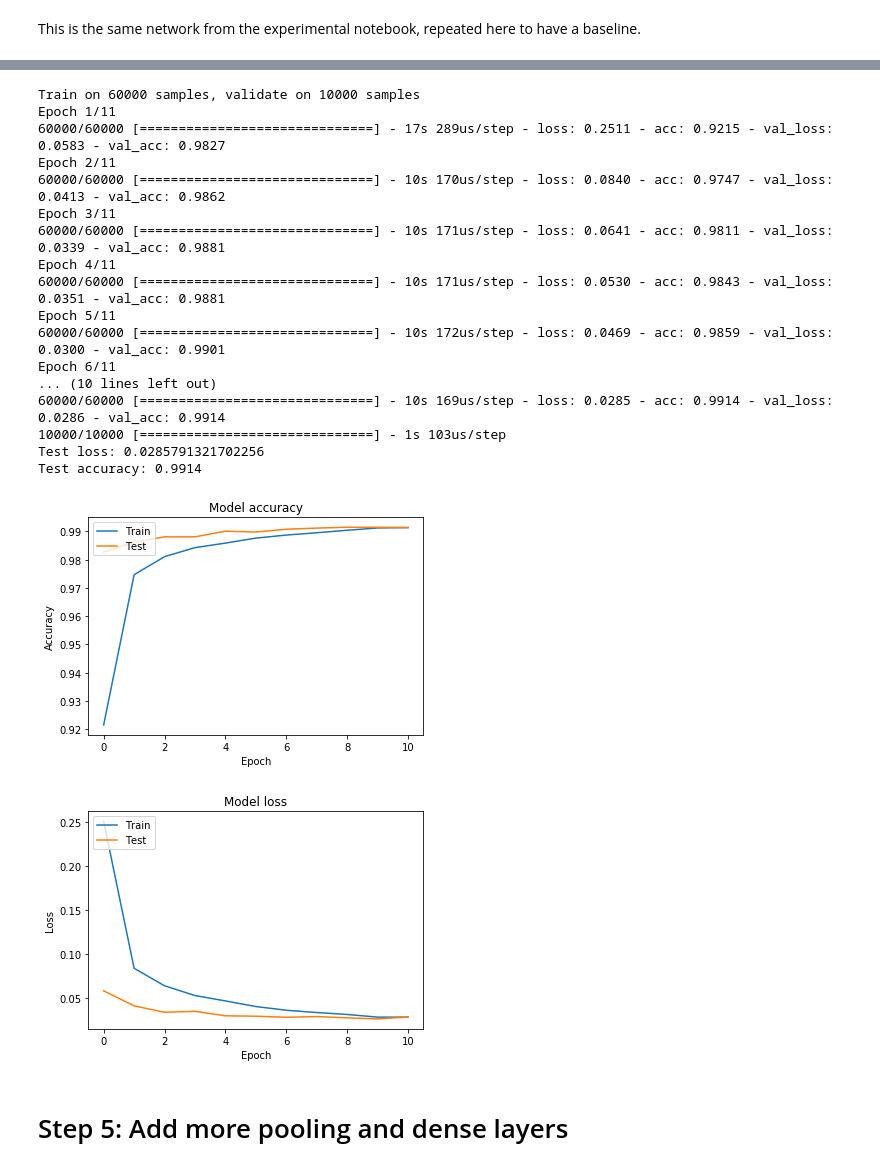
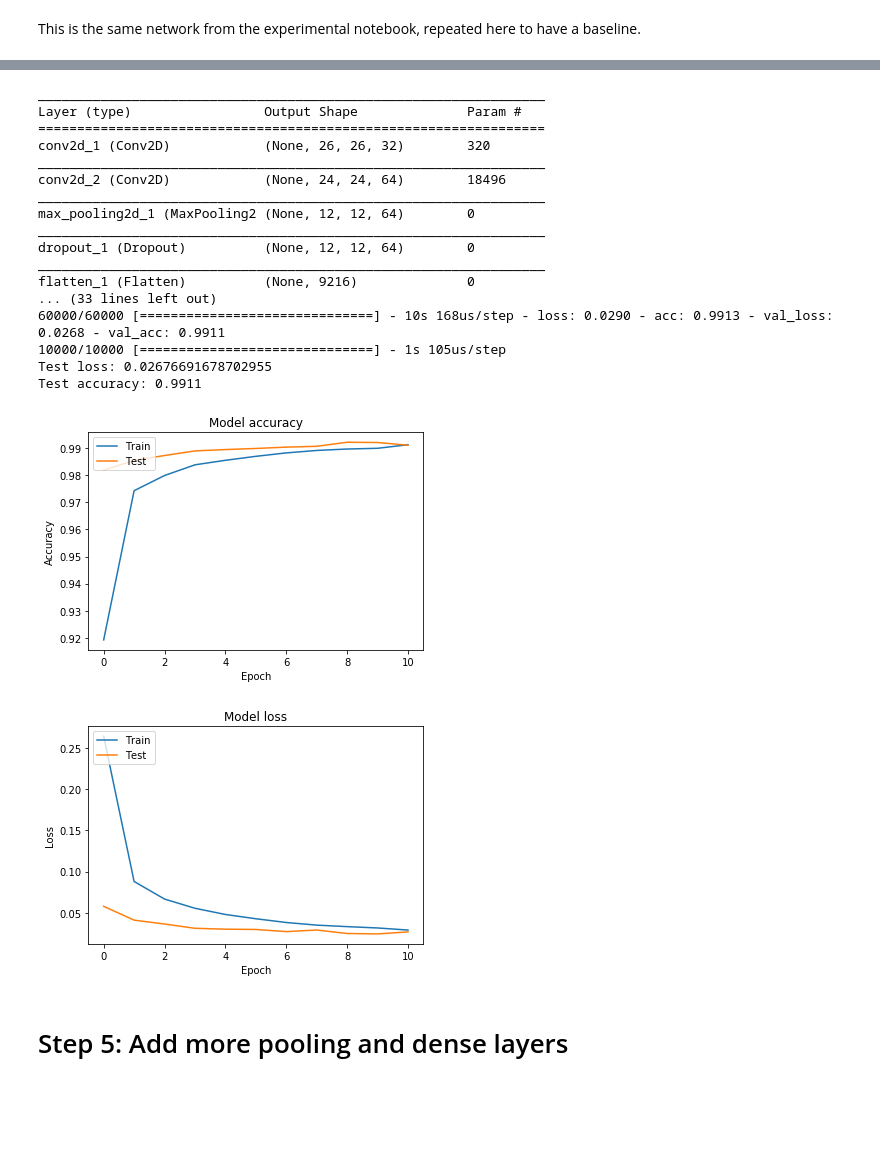
Before and after one commit to fau-masters-collected-works-cgarbin/cap6618-computer-vision, a Jupyter notebook: module5/CAP6618_PP3_final_cgarbin.ipynb, the cells around one changed output, grey strips where cells are left out. Drawn from its saved outputs; the diff is of its cells as text; code cells hidden in the pictures; blank space fills up the shorter version.

```diff
--- a/module5/CAP6618_PP3_final_cgarbin.ipynb
+++ b/module5/CAP6618_PP3_final_cgarbin.ipynb
@@ -132,20 +153,20 @@ x_train shape: (60000, 28, 28, 1)
 # %% [markdown]
 This is the same network from the experimental notebook, repeated here to have a baseline.
 # %%
-model = Sequential()
-model.add(Conv2D(32, kernel_size=(3, 3),
-                 activation='relu',
-                 input_shape=input_shape))
-model.add(Conv2D(64, (3, 3), activation='relu'))
-model.add(MaxPooling2D(pool_size=(2, 2)))
-model.add(Dropout(0.25))
-model.add(Flatten())
-model.add(Dense(128, activation='relu'))
-model.add(Dropout(0.5))
-model.add(Dense(NUM_CLASSES, activation='softmax'))
+def get_baseline_model():
+    model = Sequential()
+    model.add(Conv2D(32, kernel_size=(3, 3),
+                     activation='relu',
+                     input_shape=input_shape))
+    model.add(Conv2D(64, (3, 3), activation='relu'))
+    model.add(MaxPooling2D(pool_size=(2, 2)))
+    model.add(Dropout(0.25))
+    model.add(Flatten())
+    model.add(Dense(128, activation='relu'))
+    model.add(Dropout(0.5))
+    model.add(Dense(NUM_CLASSES, activation='softmax'))
 
-model.compile(loss=keras.losses.categorical_crossentropy,
-              optimizer=keras.optimizers.Adadelta(),
-              metrics=['accuracy'])
-
-model.summary()
+    model.compile(loss=keras.losses.categorical_crossentropy,
+                  optimizer=keras.optimizers.Adadelta(),
+                  metrics=['accuracy'])
+    return model
@@ -170,25 +173,25 @@ _________________________________________________________________
 # %%
-train_validate_analyze(model, batch_size=128, epochs=11)
+model_baseline = train_validate_analyze(get_baseline_model, batch_size=128, epochs=11)
 # %% [output]
-Train on 60000 samples, validate on 10000 samples
-Epoch 1/11
-60000/60000 [==============================] - 17s 289us/step - loss: 0.2511 - acc: 0.9215 - val_loss: 0.0583 - val_acc: 0.9827
-Epoch 2/11
-60000/60000 [==============================] - 10s 170us/step - loss: 0.0840 - acc: 0.9747 - val_loss: 0.0413 - val_acc: 0.9862
-Epoch 3/11
-60000/60000 [==============================] - 10s 171us/step - loss: 0.0641 - acc: 0.9811 - val_loss: 0.0339 - val_acc: 0.9881
-Epoch 4/11
-60000/60000 [==============================] - 10s 171us/step - loss: 0.0530 - acc: 0.9843 - val_loss: 0.0351 - val_acc: 0.9881
-Epoch 5/11
-60000/60000 [==============================] - 10s 172us/step - loss: 0.0469 - acc: 0.9859 - val_loss: 0.0300 - val_acc: 0.9901
-Epoch 6/11
-... (10 lines left out)
-60000/60000 [==============================] - 10s 169us/step - loss: 0.0285 - acc: 0.9914 - val_loss: 0.0286 - val_acc: 0.9914
-10000/10000 [==============================] - 1s 103us/step
-Test loss: 0.0285791321702256
-Test accuracy: 0.9914
+_________________________________________________________________
+Layer (type)                 Output Shape              Param #
+=================================================================
+conv2d_1 (Conv2D)            (None, 26, 26, 32)        320
+_________________________________________________________________
+conv2d_2 (Conv2D)            (None, 24, 24, 64)        18496
+_________________________________________________________________
+max_pooling2d_1 (MaxPooling2 (None, 12, 12, 64)        0
+_________________________________________________________________
+dropout_1 (Dropout)          (None, 12, 12, 64)        0
+_________________________________________________________________
+flatten_1 (Flatten)          (None, 9216)              0
+... (33 lines left out)
+60000/60000 [==============================] - 10s 168us/step - loss: 0.0290 - acc: 0.9913 - val_loss: 0.0268 - val_acc: 0.9911
+10000/10000 [==============================] - 1s 105us/step
+Test loss: 0.02676691678702955
+Test accuracy: 0.9911
-[figure, old version]
+[figure, new version]
-[figure, old version]
+[figure, new version]
 # %% [markdown]
 # Step 5: Add more pooling and dense layers
 # %% [markdown]
```
Also changed, not shown: parts of 16 cells of this notebook.
